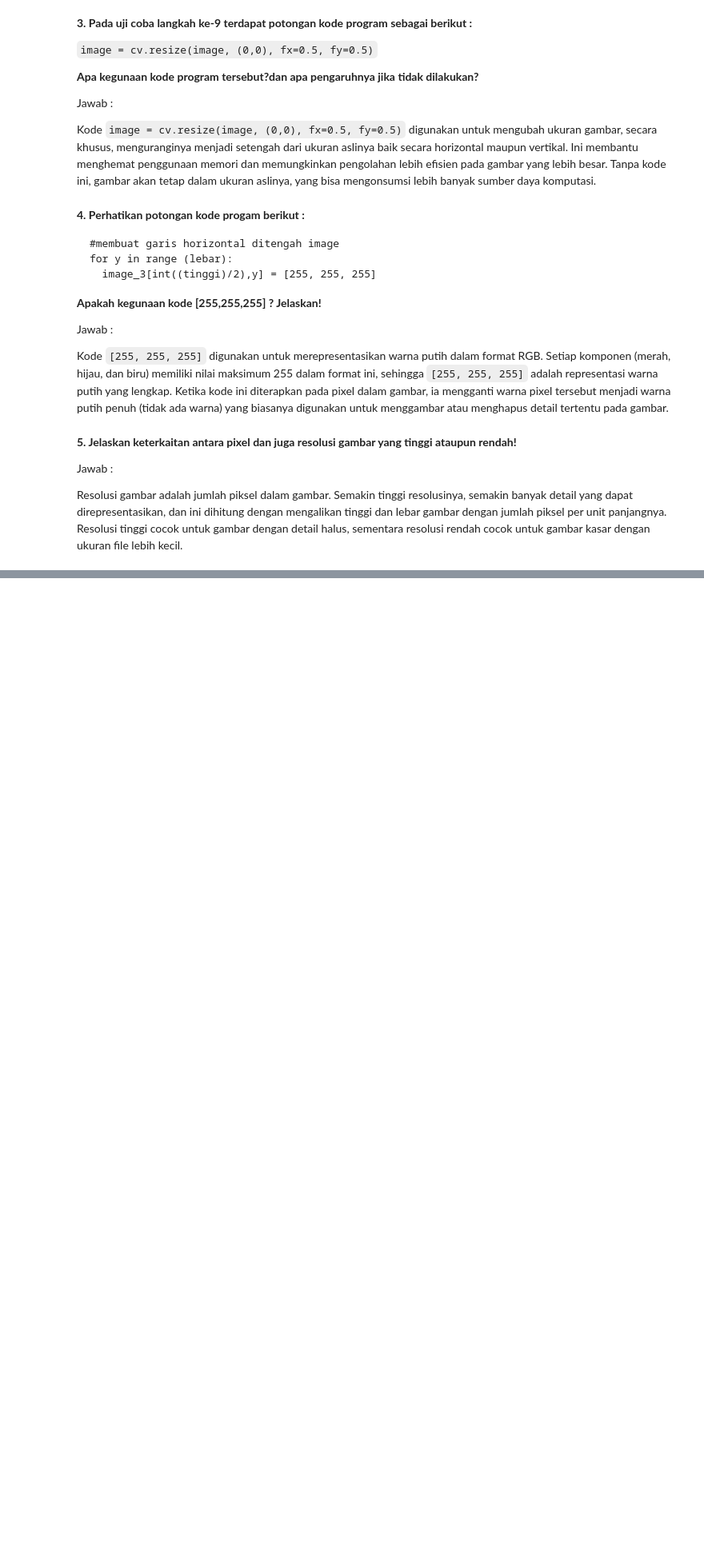
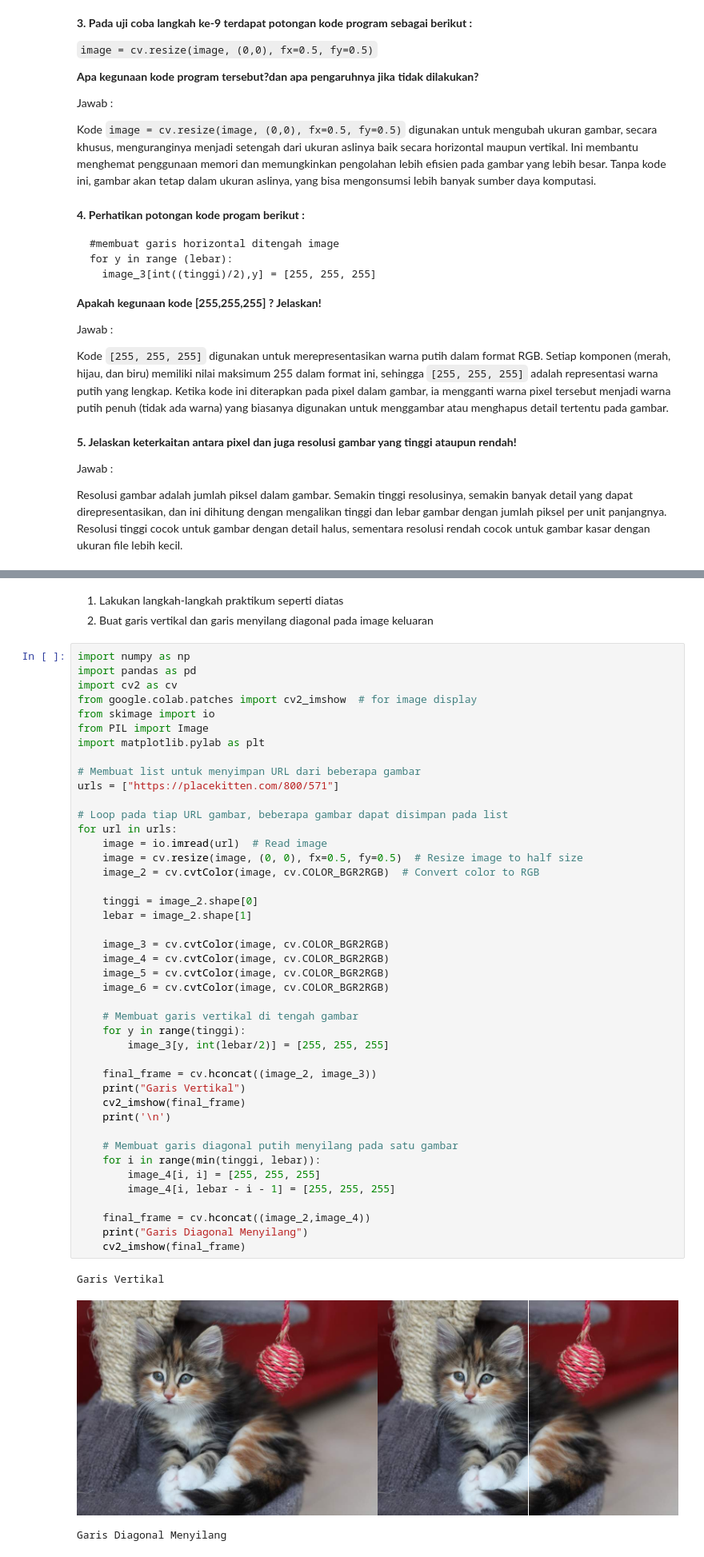
Before and after one commit to bintangsholu21/PCVK, a Jupyter notebook: Week1.ipynb, the cells around one changed output, grey strips where cells are left out. Shown at 80% size. Cells and saved outputs as stored; diff of their text form; blank space fills up the shorter version.

Commit message:
MODUL 1 – Penggunaan Github dan Google Colaboratory, Membaca dan Menampilkan Citra

```diff
--- a/Week1.ipynb
+++ b/Week1.ipynb
@@ -113,0 +128,50 @@ Resolusi gambar adalah jumlah piksel dalam gambar. Semakin tinggi resolusinya, s
+# %% [markdown]
+1. Lakukan langkah-langkah praktikum seperti diatas
+2. Buat garis vertikal dan garis menyilang diagonal pada image keluaran
+# %%
+import numpy as np
+import pandas as pd
+import cv2 as cv
+from google.colab.patches import cv2_imshow  # for image display
+from skimage import io
+from PIL import Image
+import matplotlib.pylab as plt
+
+# Membuat list untuk menyimpan URL dari beberapa gambar
+urls = ["https://placekitten.com/800/571"]
+
+# Loop pada tiap URL gambar, beberapa gambar dapat disimpan pada list
+for url in urls:
+    image = io.imread(url)  # Read image
+    image = cv.resize(image, (0, 0), fx=0.5, fy=0.5)  # Resize image to half size
+    image_2 = cv.cvtColor(image, cv.COLOR_BGR2RGB)  # Convert color to RGB
+
+    tinggi = image_2.shape[0]
+    lebar = image_2.shape[1]
+
+    image_3 = cv.cvtColor(image, cv.COLOR_BGR2RGB)
+    image_4 = cv.cvtColor(image, cv.COLOR_BGR2RGB)
+    image_5 = cv.cvtColor(image, cv.COLOR_BGR2RGB)
+    image_6 = cv.cvtColor(image, cv.COLOR_BGR2RGB)
+
+    # Membuat garis vertikal di tengah gambar
+    for y in range(tinggi):
+        image_3[y, int(lebar/2)] = [255, 255, 255]
+
+    final_frame = cv.hconcat((image_2, image_3))
+    print("Garis Vertikal")
+    cv2_imshow(final_frame)
+    print('\n')
+
+    # Membuat garis diagonal putih menyilang pada satu gambar
+    for i in range(min(tinggi, lebar)):
+        image_4[i, i] = [255, 255, 255]
+        image_4[i, lebar - i - 1] = [255, 255, 255]
+
+    final_frame = cv.hconcat((image_2,image_4))
+    print("Garis Diagonal Menyilang")
+    cv2_imshow(final_frame)
+# %% [output]
+Garis Vertikal
+[figure, added]
+Garis Diagonal Menyilang
```
Also changed, not shown: parts of 7 cells of this notebook.
